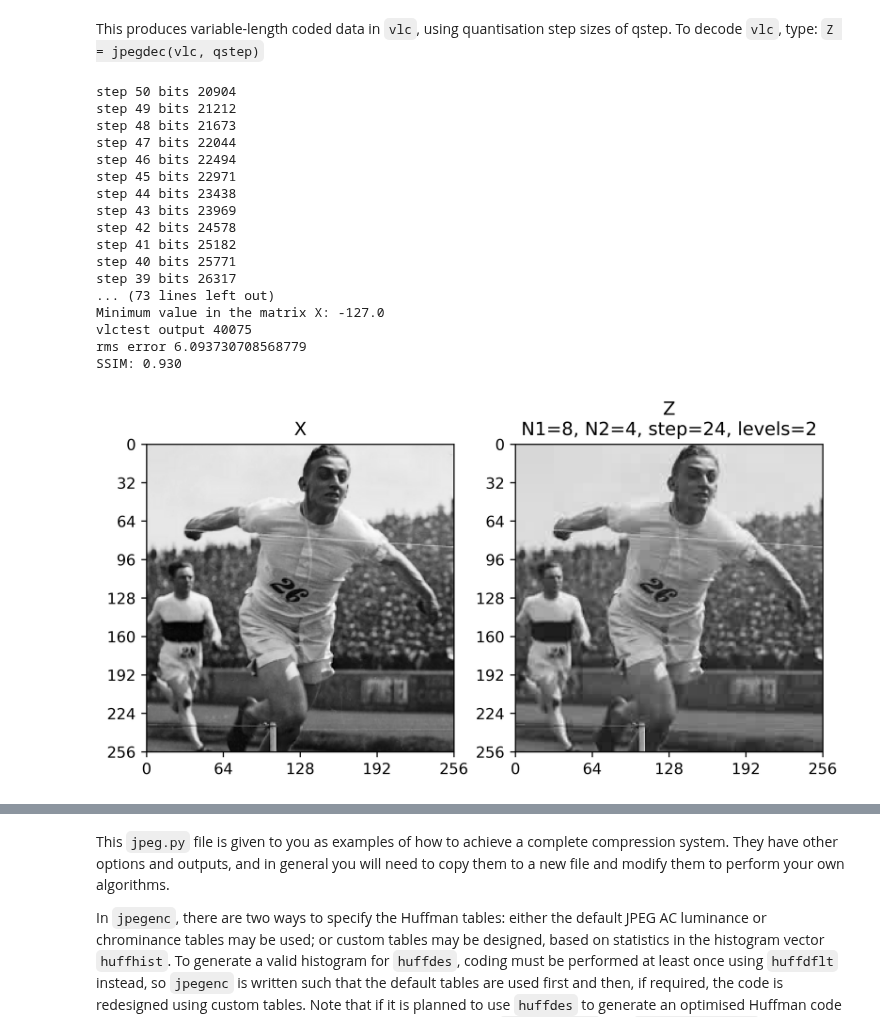
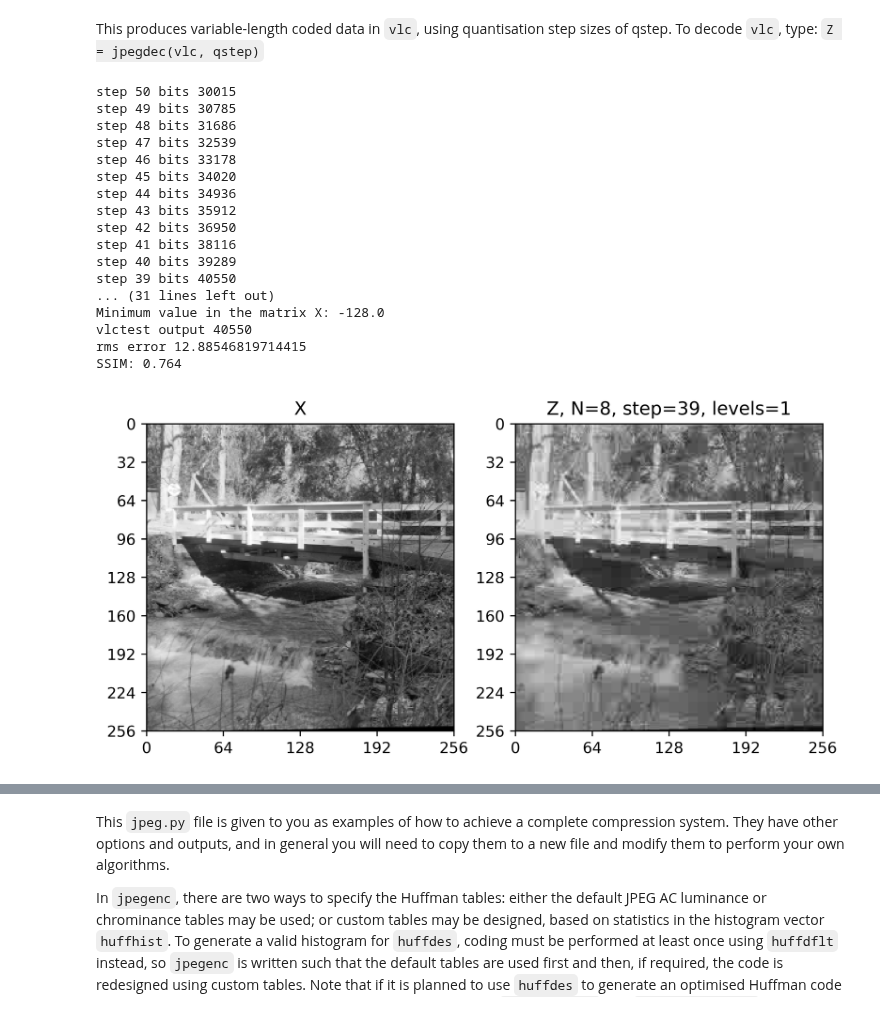
Before and after one commit to AndrewKeYanzhe/cued_sf2_lab-master, a Jupyter notebook: 12-huffman_2LayerDCT.ipynb, the cells around one changed output, grey strips where cells are left out. Drawn from its saved outputs; the diff is of its cells as text; code cells hidden in the pictures.

```diff
--- a/12-huffman_2LayerDCT.ipynb
+++ b/12-huffman_2LayerDCT.ipynb
@@ -131,8 +131,8 @@ qstep = 46.5
 
 X, _ = load_mat_img(img='lighthouse.mat', img_info='X', cmap_info={'map', 'map2'})
 X, _ = load_mat_img(img='bridge.mat', img_info='X', cmap_info={'map'})
-X, _ = load_mat_img(img='flamingo.mat', img_info='X')
-X, _ = load_mat_img(img='SF2_competition_image_2024.mat', img_info='X')
+# X, _ = load_mat_img(img='flamingo.mat', img_info='X')
+# X, _ = load_mat_img(img='SF2_competition_image_2024.mat', img_info='X')
 
 
 X = X - 128.0 #this is needed, otherwise random white dots will appear in lbt
@@ -241,7 +241,7 @@ import contextlib
 
 N=M=8
 
-levels=2.1
+levels=1
 
 deblock = False
 
@@ -380,51 +380,51 @@ print(f"SSIM: {ssim_index:.3f}")
 
 # Create the figure with a larger size
 fig, axs = plt.subplots(1, 2, figsize=(8, 4))
 
 # # Assuming `plot_image` is a custom function to plot the images
 # plot_image(X, ax=axs[0])
 # axs[0].set(title="X")
 
 # plot_image(Z, ax=axs[1])
 # if levels == 1:
 #     axs[1].set(title=f"Z, N={N}, step={optimal_step_size}, levels={levels}")
 # elif levels == 2.1:
 #     axs[1].set(title=f"Z, N1={N}, N2=4, step={optimal_step_size}, levels={int(levels)}")
 # # Show the figure
 # plt.show()
 
 
 
 # Assuming `plot_image` is a custom function to plot the images
 plot_image(X, ax=axs[0])
 axs[0].set(title="X")
 
 plot_image(Z, ax=axs[1])
 if levels == 1:
     axs[1].set(title=f"Z, N={N}, step={optimal_step_size}, levels={levels}")
 elif levels == 2.1:
     axs[1].set(title=f"Z\nN1={N}, N2=4, step={optimal_step_size}, levels={int(levels)}")
 # Show the figure
 plt.show()
 # %% [output]
-step 50 bits 20904
-step 49 bits 21212
-step 48 bits 21673
-step 47 bits 22044
-step 46 bits 22494
-step 45 bits 22971
-step 44 bits 23438
-step 43 bits 23969
-step 42 bits 24578
-step 41 bits 25182
-step 40 bits 25771
-step 39 bits 26317
-... (73 lines left out)
-Minimum value in the matrix X: -127.0
-vlctest output 40075
-rms error 6.093730708568779
-SSIM: 0.930
+step 50 bits 30015
+step 49 bits 30785
+step 48 bits 31686
+step 47 bits 32539
+step 46 bits 33178
+step 45 bits 34020
+step 44 bits 34936
+step 43 bits 35912
+step 42 bits 36950
+step 41 bits 38116
+step 40 bits 39289
+step 39 bits 40550
+... (31 lines left out)
+Minimum value in the matrix X: -128.0
+vlctest output 40550
+rms error 12.88546819714415
+SSIM: 0.764
-[figure, old version]
+[figure, new version]
 # %%
 # your code here
 # 8x8
```
Also changed, not shown: parts of 2 cells of this notebook.
